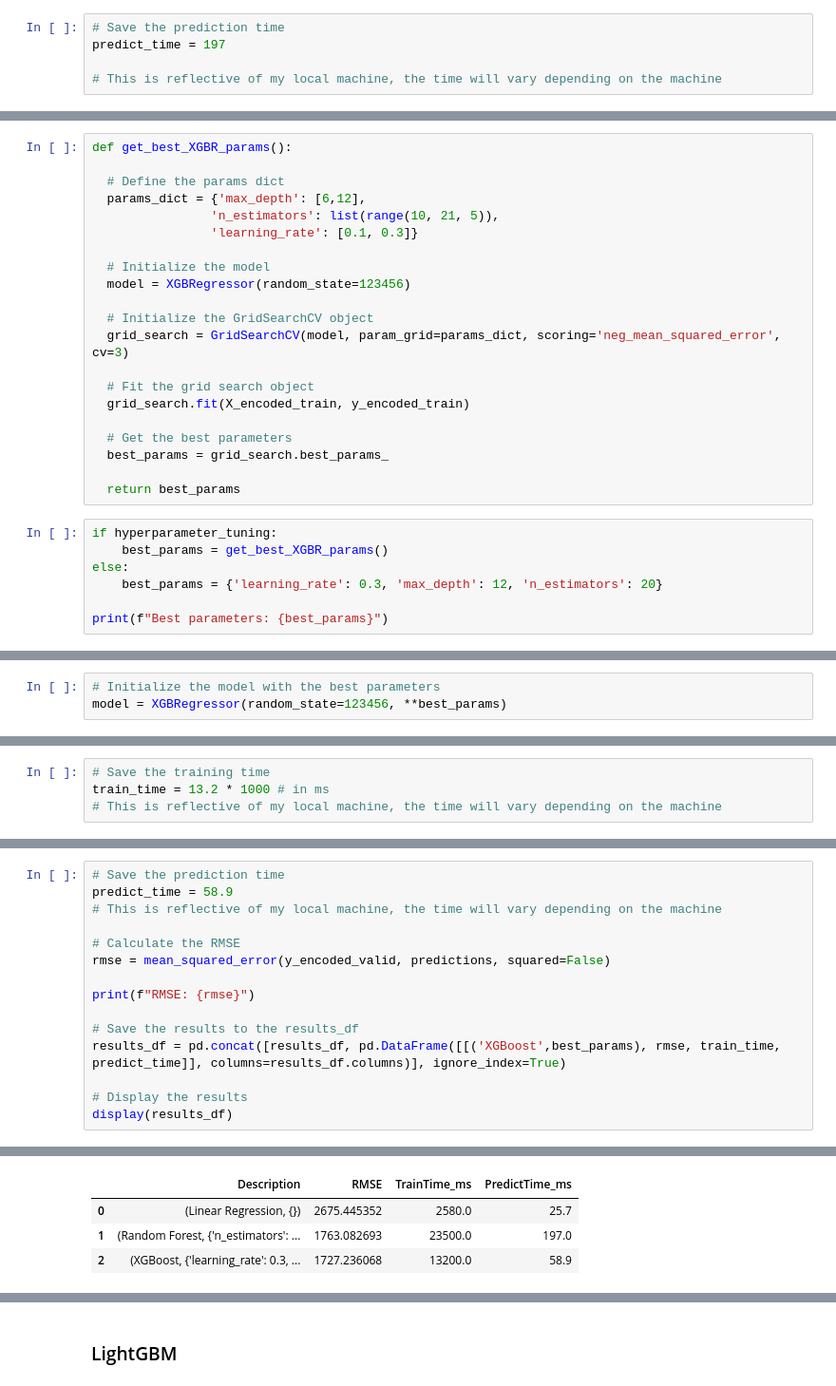
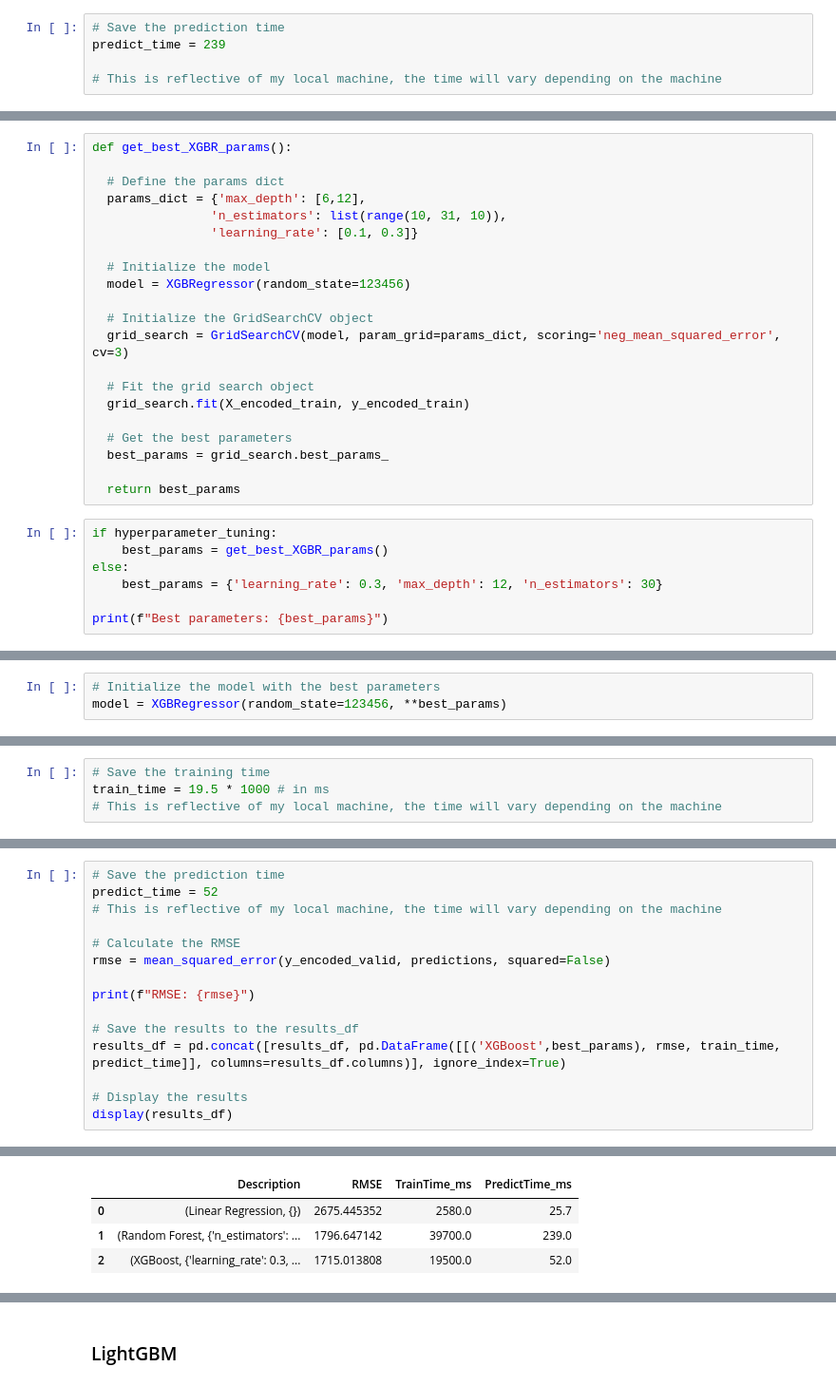
Before and after one commit to IMMontoya/predicting_used_car_market_values_with_machine_learning, a Jupyter notebook: notebook.ipynb, the cells around one changed output, grey strips where cells are left out. Shown at 95% size. Drawn from its saved outputs; the diff is of its cells as text.

```diff
--- a/notebook.ipynb
+++ b/notebook.ipynb
@@ -965,6 +971,6 @@ Wall time: 151 ms
 # %%
 # Save the prediction time
-predict_time = 197
+predict_time = 239
 
 # This is reflective of my local machine, the time will vary depending on the machine
 # %%
@@ -1001,7 +1007,7 @@ def get_best_XGBR_params():
 
   # Define the params dict
   params_dict = {'max_depth': [6,12],
-                'n_estimators': list(range(10, 21, 5)),
+                'n_estimators': list(range(10, 31, 10)),
                 'learning_rate': [0.1, 0.3]}
 
   # Initialize the model
@@ -1021,7 +1027,7 @@ def get_best_XGBR_params():
 if hyperparameter_tuning:
     best_params = get_best_XGBR_params()
 else:
-    best_params = {'learning_rate': 0.3, 'max_depth': 12, 'n_estimators': 20}
+    best_params = {'learning_rate': 0.3, 'max_depth': 12, 'n_estimators': 30}
 
 print(f"Best parameters: {best_params}")
 # %% [output]
@@ -1039,6 +1045,6 @@ Wall time: 13.8 s
 # %%
 # Save the training time
-train_time = 13.2 * 1000 # in ms
+train_time = 19.5 * 1000 # in ms
 # This is reflective of my local machine, the time will vary depending on the machine
 # %%
 %%time
@@ -1050,6 +1056,6 @@ Wall time: 57.6 ms
 # %%
 # Save the prediction time
-predict_time = 58.9
+predict_time = 52
 # This is reflective of my local machine, the time will vary depending on the machine
 
 # Calculate the RMSE
@@ -1067,7 +1073,7 @@ RMSE: 1727.2360677108006
 |  | Description | RMSE | TrainTime_ms | PredictTime_ms |
 | 0 | (Linear Regression, {}) | 2675.445352 | 2580.0 | 25.7 |
-| 1 | (Random Forest, {'n_estimators': ... | 1763.082693 | 23500.0 | 197.0 |
-| 2 | (XGBoost, {'learning_rate': 0.3, ... | 1727.236068 | 13200.0 | 58.9 |
+| 1 | (Random Forest, {'n_estimators': ... | 1796.647142 | 39700.0 | 239.0 |
+| 2 | (XGBoost, {'learning_rate': 0.3, ... | 1715.013808 | 19500.0 | 52.0 |
 # %%
 print("Differences between LR and XGBR:")
 print(f"RMSE: {results_df['RMSE'][2] - results_df['RMSE'][0]:.2f}")
```
Also changed, not shown: parts of 53 cells of this notebook, 4 other files.
